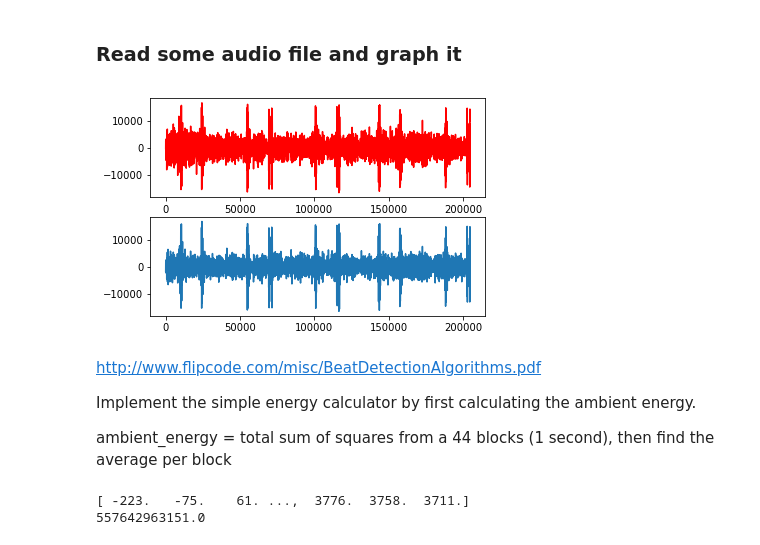
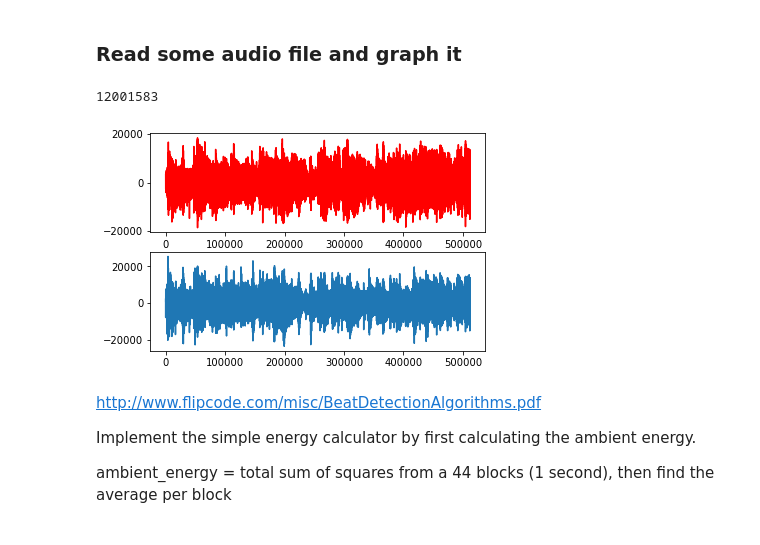
Before and after one commit to lkang/musichackday_1a, a Jupyter notebook: notebooks/audiographs.ipynb, the cells around one changed output. Drawn from its saved outputs; the diff is of its cells as text; code cells hidden in the pictures.

```diff
--- a/notebooks/audiographs.ipynb
+++ b/notebooks/audiographs.ipynb
@@ -10,26 +10,30 @@ from scipy.io import wavfile as wavfile
 # %%
 # rate, data = wavfile.read('/Users/lkang/psrc/pcm/hz377.wav')
 # rate, data = wavfile.read('/Users/lkang/psrc/pcm/doorbell-1.wav')
-# rate, data = wavfile.read('/Users/lkang/Downloads/Cisco.wav')
-rate, data = wavfile.read('/Users/lkang/Downloads/gangsta.wav') #youtube coolio gangsta paradise 54 seconds in
+rate, data = wavfile.read('/Users/lkang/Downloads/Cisco.wav')
+# rate, data = wavfile.read('/Users/lkang/Downloads/gangsta.wav') #youtube coolio gangsta paradise 54 seconds in
+data_length = len(data)
+print(data_length)
+# %% [output]
+12001583
 # %%
 # Skip the song intro
-data_start = 200000
+data_start = int(3*data_length/4)
 # A 1024 sample could be a beat.
 beat_sample_size = 1024
 # ambient energy is calculated from 1 second of the song
 ambient_data_size = 44*beat_sample_size
 # lets check this beat samples
-samples = 200
+samples = 500
 
 #lets see some random audio data in the song...
 plt.subplot(2,1,1)
 plt.plot(data[data_start:(data_start + samples*beat_sample_size),0], 'r')
 plt.subplot(2,1,2)
 plt.plot(data[data_start:data_start + samples*beat_sample_size,1])
 plt.show()
 # %% [output]
-[figure, old version]
+[figure, new version]
 # %%
 # data is read in as int. need to convert integer data to float data
 data = data.astype('float')
@@ -47,16 +69,5 @@ http://www.flipcode.com/misc/BeatDetectionAlgorithms.pdf
 Implement the simple energy calculator by first calculating the ambient energy.
 
 ambient_energy = total sum of squares from a 44 blocks (1 second), then find the average per block
-# %%
-ambient_data = data[data_start:(data_start+ambient_data_size),0]
-
-print(ambient_data)
-
-ambient_energy = total_energy(ambient_data)
-
-print(ambient_energy)
-# %% [output]
-[ -223.   -75.    61. ...,  3776.  3758.  3711.]
-557642963151.0
 # %%
 # A 1024 sample could be a beat. Test calculation of the energy
```
Also changed, not shown: parts of 9 cells of this notebook.
